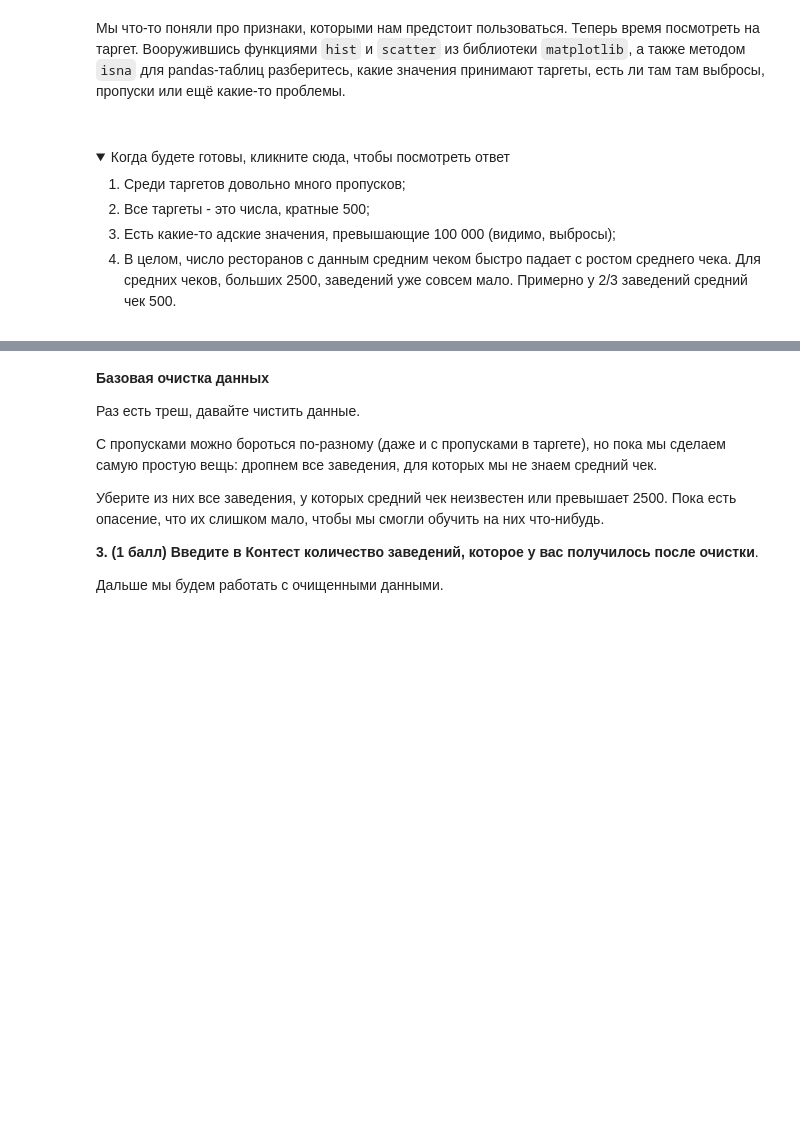
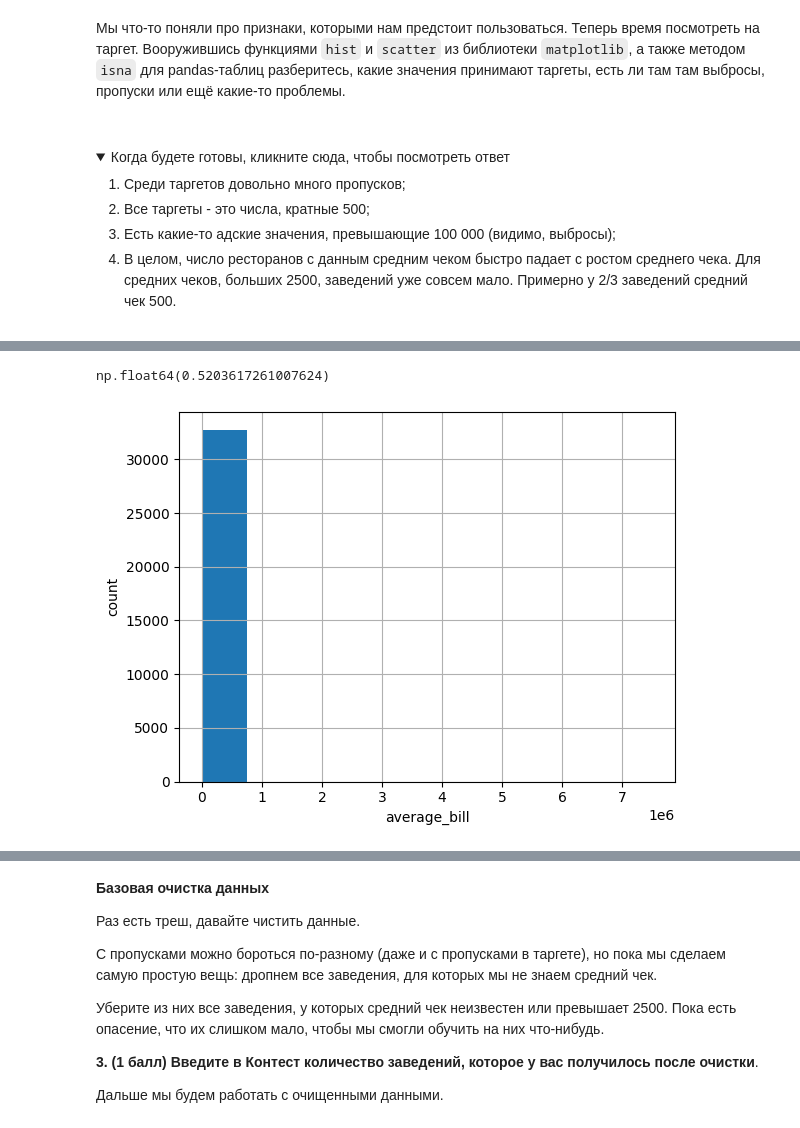
Before and after one commit to GlumiiA/yandex-ml-handbook-solutions, a Jupyter notebook: 01-intro/autohw_intro.ipynb, the cells around one changed output, grey strips where cells are left out. Saved outputs shown, nothing was run; the diff lists cells and outputs as text; code cells hidden in the pictures; folded sections open; blank space fills up the shorter version.

```diff
--- a/01-intro/autohw_intro.ipynb
+++ b/01-intro/autohw_intro.ipynb
@@ -191,0 +207,11 @@ rubric_dict
+# %%
+data['average_bill'].isna().mean()
+# %% [output]
+np.float64(0.5203617261007624)
+# %%
+data['average_bill'].hist(bins=10)
+plt.xlabel('average_bill')
+plt.ylabel('count')
+plt.show()
+# %% [output]
+[figure, added]
```
Also changed, not shown: parts of 30 cells of this notebook.
